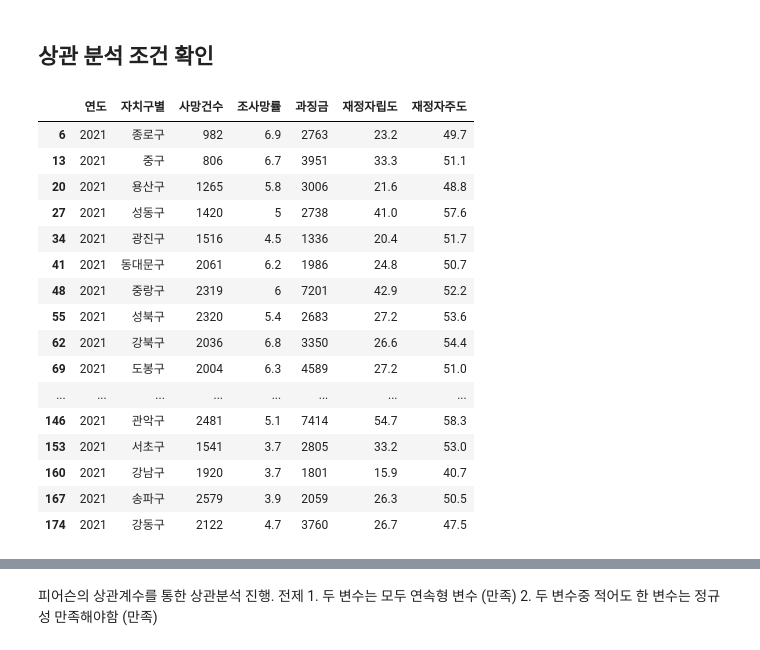
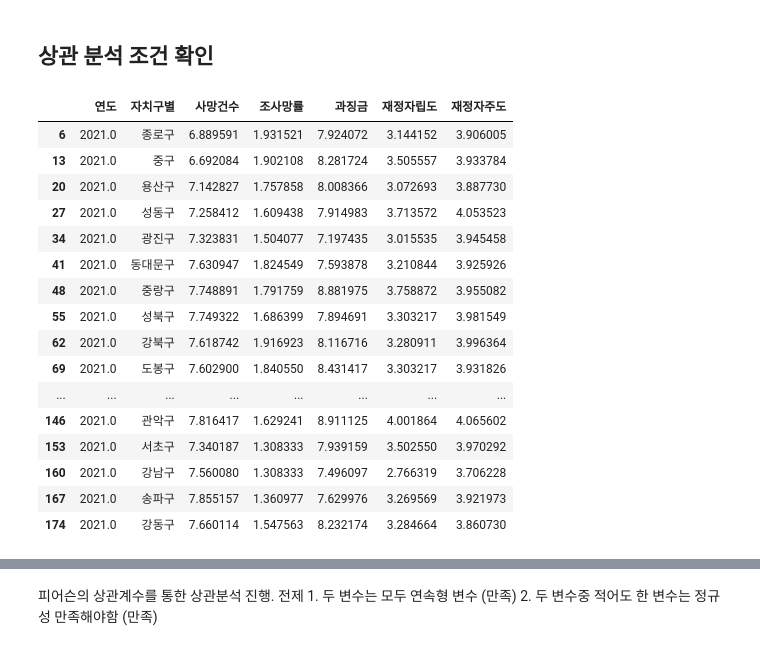
Before and after one commit to Gi-Woong/SDA-TeamProject, a Jupyter notebook: SDA_Term_Project.ipynb, the cells around one changed output, grey strips where cells are left out. Cells and saved outputs as stored; diff of their text form; code cells hidden in the pictures.

```diff
--- a/SDA_Term_Project.ipynb
+++ b/SDA_Term_Project.ipynb
@@ -528,0 +514,12 @@ df_data
+# %%
+df_data["과징금"] = df_data["과징금"].apply(float)
+df_data["연도"] = df_data["연도"].apply(float)
+df_data["조사망률"] = df_data["조사망률"].apply(float)
+
+df_data["과징금"] = np.log(df_data["과징금"])
+df_data["조사망률"] = np.log(df_data["조사망률"])
+df_data["재정자립도"] = np.log(df_data["재정자립도"])
+df_data["재정자주도"] = np.log(df_data["재정자주도"])
+
+
+df_data
@@ -529,38 +540,38 @@ df_data
 # %% [markdown]
 ## 상관 분석 조건 확인
 # %%
-df_2015 = df_data[df_data["연도"]=="2015"]
+df_2015 = df_data[df_data["연도"]==2015]
 df_2015
-df_2016 = df_data[df_data["연도"]=="2016"]
+df_2016 = df_data[df_data["연도"]==2016]
 df_2016
-df_2017 = df_data[df_data["연도"]=="2017"]
+df_2017 = df_data[df_data["연도"]==2017]
 df_2017
-df_2018 = df_data[df_data["연도"]=="2018"]
+df_2018 = df_data[df_data["연도"]==2018]
 df_2018
-df_2019 = df_data[df_data["연도"]=="2019"]
+df_2019 = df_data[df_data["연도"]==2019]
 df_2019
-df_2020 = df_data[df_data["연도"]=="2020"]
+df_2020 = df_data[df_data["연도"]==2020]
 df_2020
-df_2021 = df_data[df_data["연도"]=="2021"]
+df_2021 = df_data[df_data["연도"]==2021]
 df_2021
 # %% [output]
 |  | 연도 | 자치구별 | 사망건수 | 조사망률 | 과징금 | 재정자립도 | 재정자주도 |
-| 6 | 2021 | 종로구 | 982 | 6.9 | 2763 | 23.2 | 49.7 |
-| 13 | 2021 | 중구 | 806 | 6.7 | 3951 | 33.3 | 51.1 |
-| 20 | 2021 | 용산구 | 1265 | 5.8 | 3006 | 21.6 | 48.8 |
-| 27 | 2021 | 성동구 | 1420 | 5 | 2738 | 41.0 | 57.6 |
-| 34 | 2021 | 광진구 | 1516 | 4.5 | 1336 | 20.4 | 51.7 |
-| 41 | 2021 | 동대문구 | 2061 | 6.2 | 1986 | 24.8 | 50.7 |
-| 48 | 2021 | 중랑구 | 2319 | 6 | 7201 | 42.9 | 52.2 |
-| 55 | 2021 | 성북구 | 2320 | 5.4 | 2683 | 27.2 | 53.6 |
-| 62 | 2021 | 강북구 | 2036 | 6.8 | 3350 | 26.6 | 54.4 |
-| 69 | 2021 | 도봉구 | 2004 | 6.3 | 4589 | 27.2 | 51.0 |
+| 6 | 2021.0 | 종로구 | 6.889591 | 1.931521 | 7.924072 | 3.144152 | 3.906005 |
+| 13 | 2021.0 | 중구 | 6.692084 | 1.902108 | 8.281724 | 3.505557 | 3.933784 |
+| 20 | 2021.0 | 용산구 | 7.142827 | 1.757858 | 8.008366 | 3.072693 | 3.887730 |
+| 27 | 2021.0 | 성동구 | 7.258412 | 1.609438 | 7.914983 | 3.713572 | 4.053523 |
+| 34 | 2021.0 | 광진구 | 7.323831 | 1.504077 | 7.197435 | 3.015535 | 3.945458 |
+| 41 | 2021.0 | 동대문구 | 7.630947 | 1.824549 | 7.593878 | 3.210844 | 3.925926 |
+| 48 | 2021.0 | 중랑구 | 7.748891 | 1.791759 | 8.881975 | 3.758872 | 3.955082 |
+| 55 | 2021.0 | 성북구 | 7.749322 | 1.686399 | 7.894691 | 3.303217 | 3.981549 |
+| 62 | 2021.0 | 강북구 | 7.618742 | 1.916923 | 8.116716 | 3.280911 | 3.996364 |
+| 69 | 2021.0 | 도봉구 | 7.602900 | 1.840550 | 8.431417 | 3.303217 | 3.931826 |
 | ... | ... | ... | ... | ... | ... | ... | ... |
-| 146 | 2021 | 관악구 | 2481 | 5.1 | 7414 | 54.7 | 58.3 |
-| 153 | 2021 | 서초구 | 1541 | 3.7 | 2805 | 33.2 | 53.0 |
-| 160 | 2021 | 강남구 | 1920 | 3.7 | 1801 | 15.9 | 40.7 |
-| 167 | 2021 | 송파구 | 2579 | 3.9 | 2059 | 26.3 | 50.5 |
-| 174 | 2021 | 강동구 | 2122 | 4.7 | 3760 | 26.7 | 47.5 |
+| 146 | 2021.0 | 관악구 | 7.816417 | 1.629241 | 8.911125 | 4.001864 | 4.065602 |
+| 153 | 2021.0 | 서초구 | 7.340187 | 1.308333 | 7.939159 | 3.502550 | 3.970292 |
+| 160 | 2021.0 | 강남구 | 7.560080 | 1.308333 | 7.496097 | 2.766319 | 3.706228 |
+| 167 | 2021.0 | 송파구 | 7.855157 | 1.360977 | 7.629976 | 3.269569 | 3.921973 |
+| 174 | 2021.0 | 강동구 | 7.660114 | 1.547563 | 8.232174 | 3.284664 | 3.860730 |
 # %%
 #정규성 검증 : 샤피로 테스트
 import math
```
Also changed, not shown: parts of 28 cells of this notebook.
